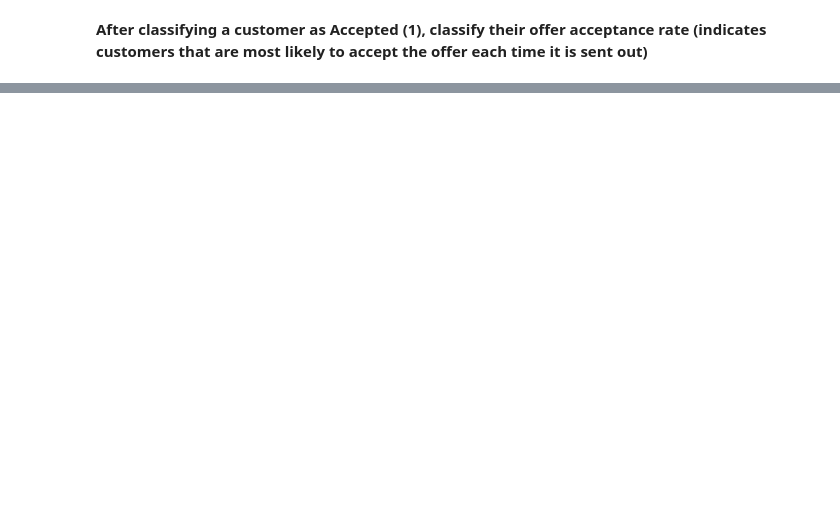
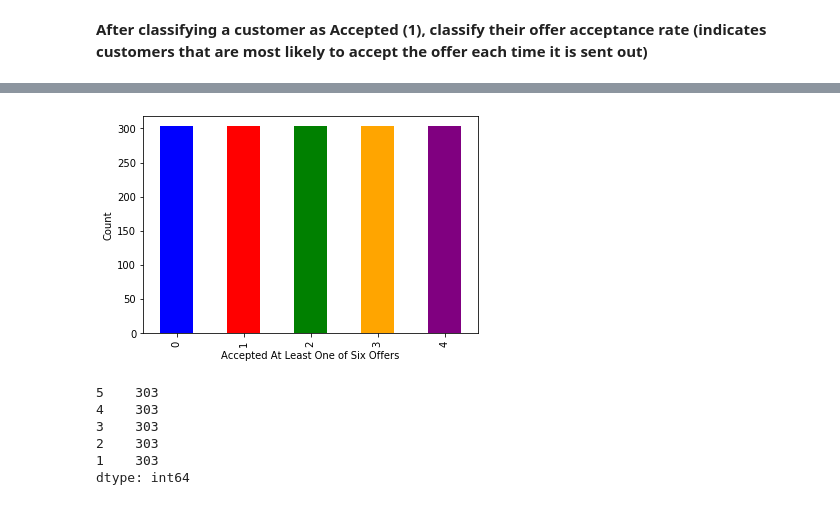
Before and after one commit to RachidRezzik/Market_Camp, a Jupyter notebook: Machine_Learning.ipynb, the cells around one changed output, grey strips where cells are left out. Cells and saved outputs as stored; diff of their text form; code cells hidden in the pictures; blank space fills up the shorter version.

```diff
--- a/Machine_Learning.ipynb
+++ b/Machine_Learning.ipynb
@@ -589,17 +594,18 @@ print(marketing_accept.groupby('Accept_Rate')['Accept_Rate'].count())
 # %%
 ### Numerically Encode Accept_Rate ###
 for idx, row in marketing_accept.iterrows():
-    if row['Accept_Rate'] == '1/6':
+    if row['Accept_Rate'] == '(1/6)':
         marketing_accept.loc[idx, 'Accept_Rate'] = 1
-    elif row['Accept_Rate'] == '2/6':
+    elif row['Accept_Rate'] == '(2/6)':
         marketing_accept.loc[idx, 'Accept_Rate'] = 2
-    elif row['Accept_Rate'] == '3/6':
+    elif row['Accept_Rate'] == '(3/6)':
         marketing_accept.loc[idx, 'Accept_Rate'] = 3
-    elif row['Accept_Rate'] == '4/6':
+    elif row['Accept_Rate'] == '(4/6)':
         marketing_accept.loc[idx, 'Accept_Rate'] = 4
-    elif row['Accept_Rate'] == '5/6':
+    elif row['Accept_Rate'] == '(5/6)':
         marketing_accept.loc[idx, 'Accept_Rate'] = 5
 
+print(marketing_accept['Accept_Rate'])
 marketing_ml_accept = marketing_accept.drop(['Accept_One', 'Accept_Rate', 'Cust_Accept (%)'], axis=1)
 
 ## Unskewing Data with Log(1 + x) transform ###
@@ -728,0 +644,45 @@ Testing R2:  0.4331103900048644
+# %%
+### Classifier for Accept_Rate - Gradient Boosting ###
+from sklearn.multiclass import OneVsRestClassifier
+
+new['Weights'] = new.loc[4, 'Percentage'] / new['Percentage']
+
+X = ml_accept.values
+y = marketing_accept['Accept_Rate']
+X_train, X_test, y_train, y_test = train_test_split(X, y, test_size=.175, random_state=42)
+y_traindf = pd.DataFrame(y_train)
+y_traindf['weights'] = 0
+for idx, row in y_traindf.iterrows():
+    if row['Accept_Rate'] == 1:
+        y_traindf.loc[idx, 'weights'] = new.loc[0, 'Weights']
+    elif row['Accept_Rate'] == 2:
+        y_traindf.loc[idx, 'weights'] = new.loc[1, 'Weights']
+    elif row['Accept_Rate'] == 3:
+        y_traindf.loc[idx, 'weights'] = new.loc[2, 'Weights']
+    elif row['Accept_Rate'] == 4:
+        y_traindf.loc[idx, 'weights'] = new.loc[3, 'Weights']
+    elif row['Accept_Rate'] == 5:
+        y_traindf.loc[idx, 'weights'] = new.loc[4, 'Weights']
+y_train = y_traindf['Accept_Rate']
+
+### Weight for Gradient Boosting ###
+weights = y_traindf['weights']
+
+### SMOTE ###
+from imblearn.over_sampling import SMOTE
+sm = SMOTE()
+X_sm, y_sm = sm.fit_resample(X_train, y_train)
+acceptance = pd.Series(y_sm)
+acceptance.value_counts().reset_index(drop=True).plot(kind='bar', color=my_colors)
+plt.xlabel('Accepted At Least One of Six Offers')
+plt.ylabel('Count')
+plt.show()
+print(acceptance.value_counts())
+# %% [output]
+[figure, added]
+5    303
+4    303
+3    303
+2    303
+1    303
+dtype: int64
```
Also changed, not shown: parts of 10 cells of this notebook.
